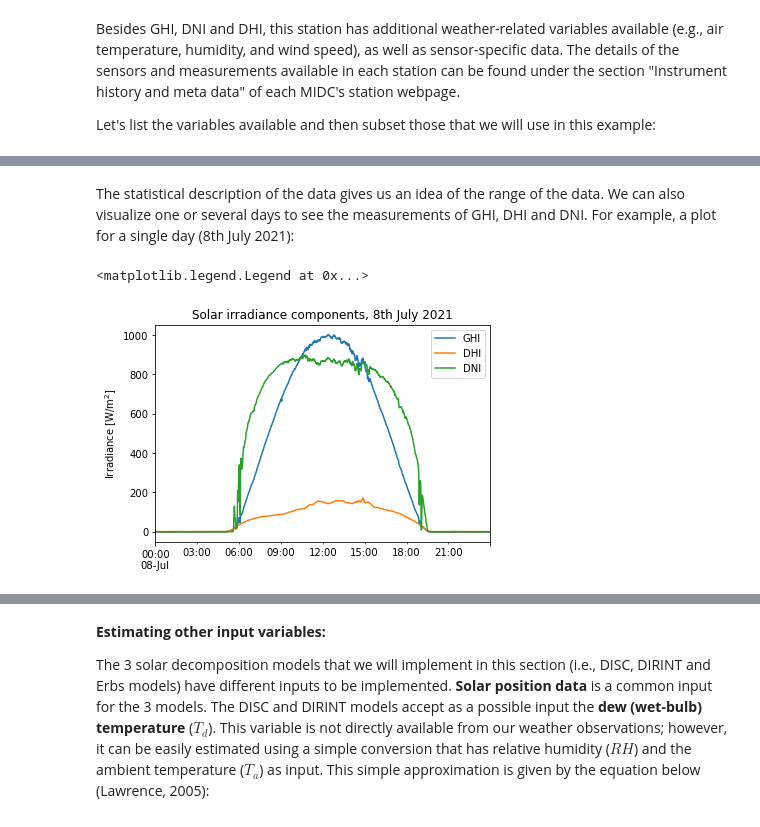
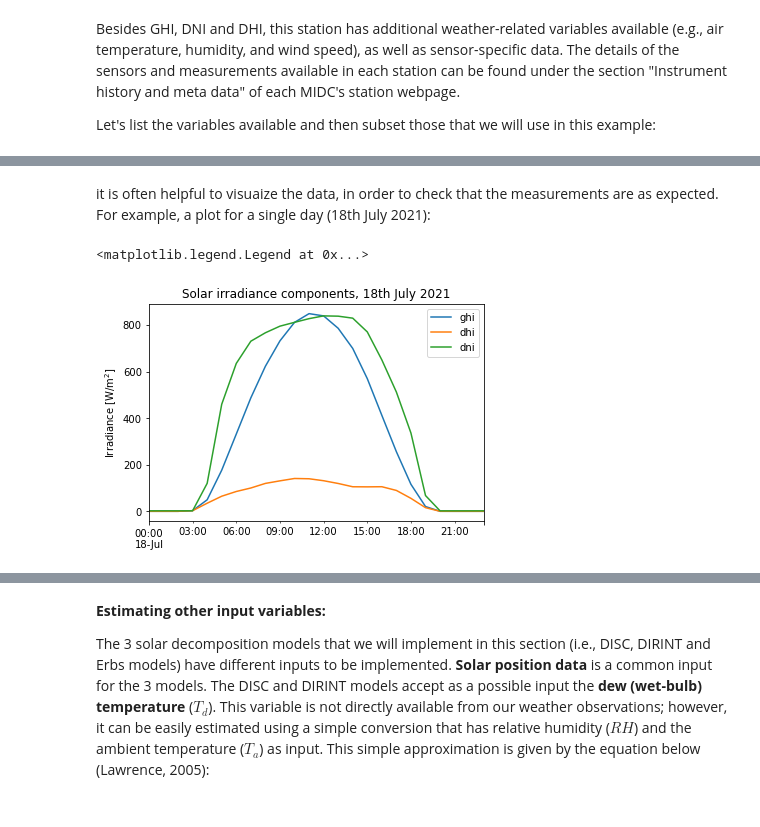
Before and after one commit to AssessingSolar/AssessingSolar, a Jupyter notebook: assessingsolar/notebooks/decomposition_models.ipynb, the cells around one changed output, grey strips where cells are left out. Saved outputs shown, nothing was run; the diff lists cells and outputs as text; code cells hidden in the pictures.

```diff
--- a/assessingsolar/notebooks/decomposition_models.ipynb
+++ b/assessingsolar/notebooks/decomposition_models.ipynb
@@ -74,0 +52,22 @@ df_ref.head(2)
+# %%
+# Load the BSRN credentials from the Secret environment variables
+# This cell is hidden in the displayed notebook
+import os
+#bsrn_username = os.environ["BSRN_FTP_USERNAME"]
+#bsrn_password = os.environ["BSRN_FTP_PASSWORD"]
+bsrn_username = 'bsrnftp'
+bsrn_password = 'bsrn1'
+# %%
+# Retrieving the measurement data
+df, meta = pvlib.iotools.get_bsrn(
+    station='CAB',
+    start=pd.Timestamp('2021-07-01'),
+    end=pd.Timestamp('2021-07-01'),
+    username=bsrn_username,
+    password=bsrn_password)
+
+# Resample the 1-minute data to hourly
+df = df.resample('1h').mean()
+
+# Display the first five rows of the dataset
+df.head()
@@ -107,15 +93,10 @@ decomp.describe()
-# %% [markdown]
-The statistical description of the data gives us an idea of the range of the data. We can also visualize one or several days to see the measurements of GHI, DHI and DNI. For example, a plot for a single day (8th July 2021):
+# %% [markdown]
+it is often helpful to visuaize the data, in order to check that the measurements are as expected. For example, a plot for a single day (18th July 2021):
 # %%
-# list variables to plot
-all_series = ['ghi', 'dhi', 'dni']
-
-# Plot by iterating a the loop using the 'pandas.DataFrame.plot()' method.
-for series in all_series:
-    decomp.loc['20210708'][series].plot(label=series.upper()) # Date format YYYYMMDD
-plt.title('Solar irradiance components, 8th July 2021')
+df.loc['2021-07-18', ['ghi','dhi','dni']].plot()
+plt.title('Solar irradiance components, 18th July 2021')
 plt.ylabel('Irradiance [W/m$^2$]')
 plt.legend()
 # %% [output]
 <matplotlib.legend.Legend at 0x...>
-[figure, old version]
+[figure, new version]
```
Also changed, not shown: parts of 33 cells of this notebook, 1 other file.
